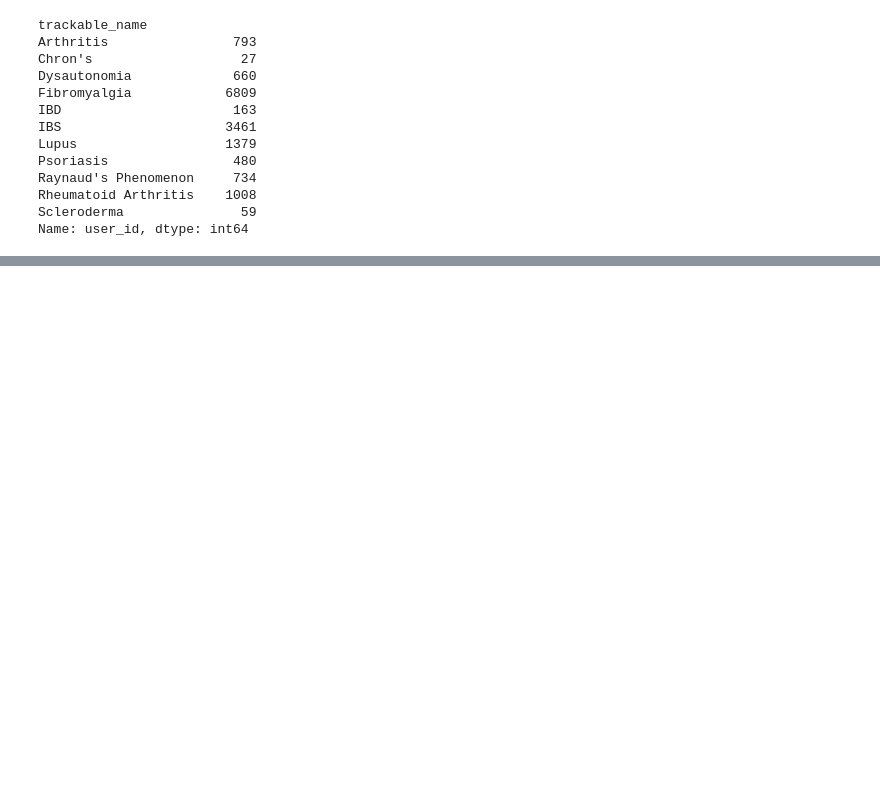
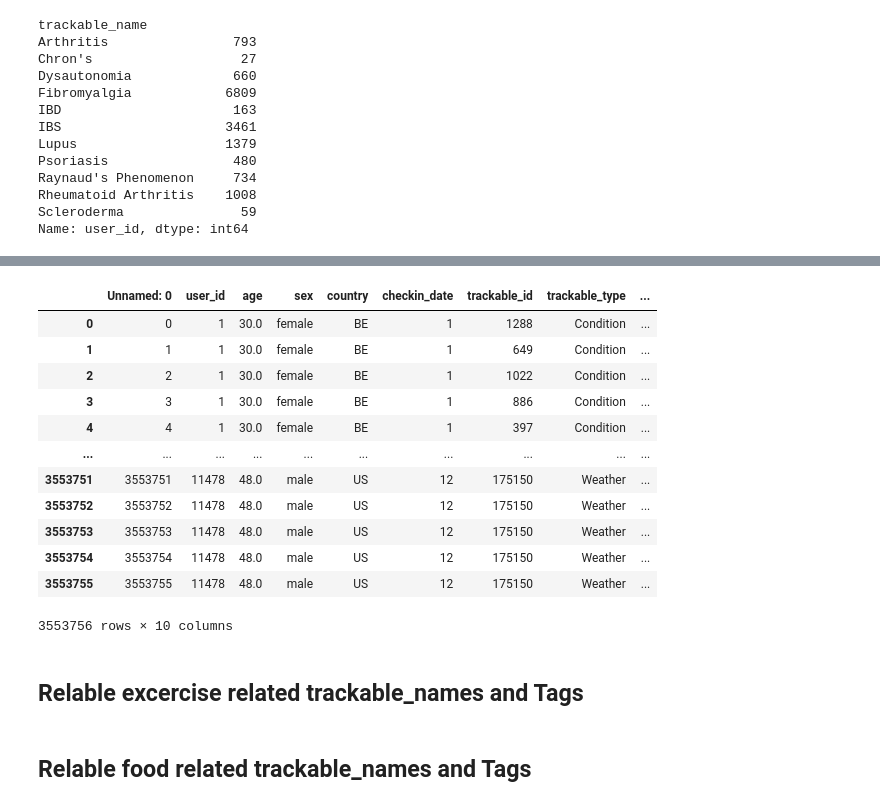
Before and after one commit to flare-up-predictor/flare_prediction, a Jupyter notebook: DataPreprocessing/CleanData.ipynb, the cells around one changed output, grey strips where cells are left out. Cells and saved outputs as stored; diff of their text form; code cells hidden in the pictures; blank space fills up the shorter version.

Commit message:
Clean further
Relabel stress related entries, add weather stats, minor formatting changes

```diff
--- a/DataPreprocessing/CleanData.ipynb
+++ b/DataPreprocessing/CleanData.ipynb
@@ -219,0 +265,31 @@ Name: user_id, dtype: int64
+# %%
+#relable stressed
+usefuldata_dated['trackable_name'].replace(".*(?i)stressed.*", "Stressed", regex=True, inplace=True)
+usefuldata_dated['trackable_name'].replace(".*(?i)stress.*", "Stressed", regex=True, inplace=True)
+# %%
+#relable depressed
+usefuldata_dated['trackable_name'].replace(".*(?i)depressed.*", "Depressed", regex=True, inplace=True)
+usefuldata_dated['trackable_name'].replace(".*(?i)depression.*", "Depressed", regex=True, inplace=True)
+# %%
+#all possible stress related conditions here
+stress_array = pd.array(["Relaxed", "Vacation", "Anxiety", "Panic", "Stressed", "Depressed"])
+# %%
+usefuldata_dated.loc[usefuldata_dated['trackable_name'].isin(stress_array), "trackable_type"] = "Stress"
+# %%
+usefuldata_dated.to_csv('dated_data_stress.csv')
+# %% [output]
+|  | Unnamed: 0 | user_id | age | sex | country | checkin_date | trackable_id | trackable_type | ... |
+| 0 | 0 | 1 | 30.0 | female | BE | 1 | 1288 | Condition | ... |
+| 1 | 1 | 1 | 30.0 | female | BE | 1 | 649 | Condition | ... |
+| 2 | 2 | 1 | 30.0 | female | BE | 1 | 1022 | Condition | ... |
+| 3 | 3 | 1 | 30.0 | female | BE | 1 | 886 | Condition | ... |
+| 4 | 4 | 1 | 30.0 | female | BE | 1 | 397 | Condition | ... |
+| ... | ... | ... | ... | ... | ... | ... | ... | ... | ... |
+| 3553751 | 3553751 | 11478 | 48.0 | male | US | 12 | 175150 | Weather | ... |
+| 3553752 | 3553752 | 11478 | 48.0 | male | US | 12 | 175150 | Weather | ... |
+| 3553753 | 3553753 | 11478 | 48.0 | male | US | 12 | 175150 | Weather | ... |
+| 3553754 | 3553754 | 11478 | 48.0 | male | US | 12 | 175150 | Weather | ... |
+| 3553755 | 3553755 | 11478 | 48.0 | male | US | 12 | 175150 | Weather | ... |
+3553756 rows × 10 columns
+# %% [markdown]
+## Relable excercise related trackable_names and Tags
@@ -219,0 +298,2 @@ Name: user_id, dtype: int64
+# %% [markdown]
+## Relable food related trackable_names and Tags
```
Also changed, not shown: parts of 28 cells of this notebook, 2 other files.
